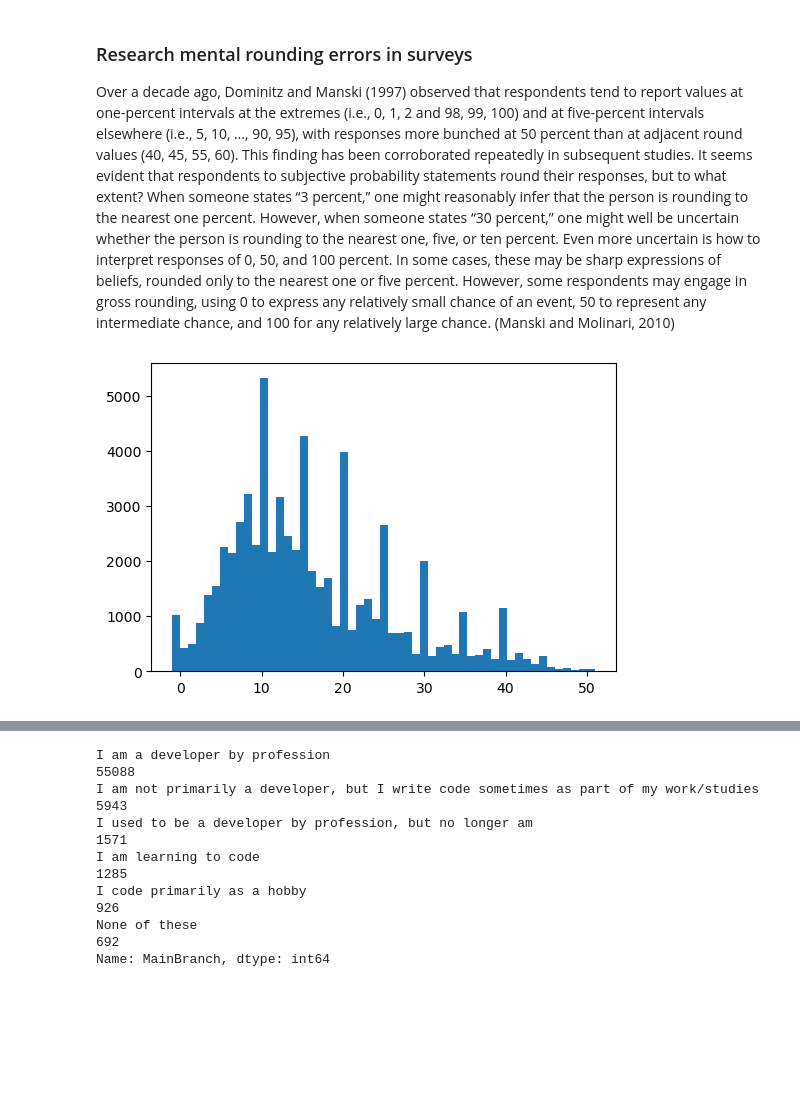
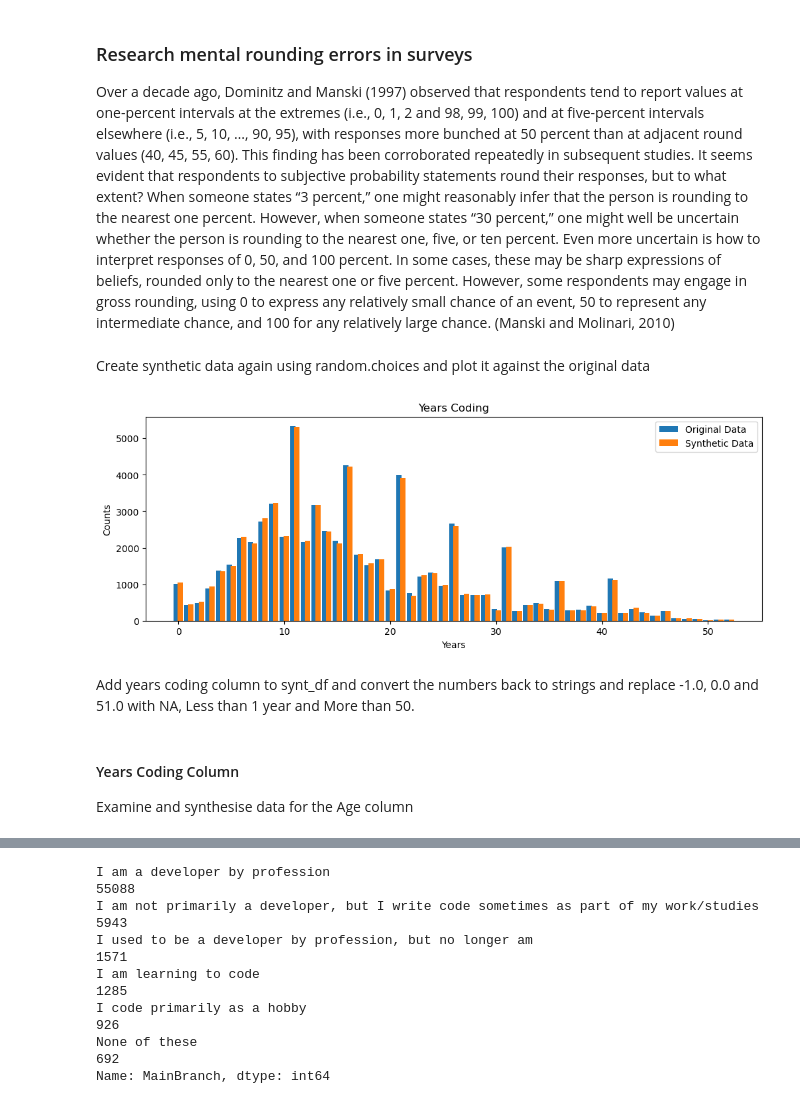
Before and after one commit to decvfox/PfDA_Project_2, a Jupyter notebook: Project_1.ipynb, the cells around one changed output, grey strips where cells are left out. Saved outputs shown, nothing was run; the diff lists cells and outputs as text; code cells hidden in the pictures; blank space fills up the shorter version.

```diff
--- a/Project_1.ipynb
+++ b/Project_1.ipynb
@@ -211,12 +206,9 @@ age_counts = synt_df["Age"].value_counts()
 # %%
-#YearsCode
+new_df["YearsCode"] = np.where(new_df["YearsCode"].str.contains('NA'), '-1.0', new_df["YearsCode"])
+new_df["YearsCode"] = np.where(new_df["YearsCode"].str.contains('Less than 1 year'), '0.0', new_df["YearsCode"])
+new_df["YearsCode"] = np.where(new_df["YearsCode"].str.contains('More than 50 years'), '51.0', new_df["YearsCode"])
+new_df["YearsCode"] = pd.to_numeric(new_df["YearsCode"], errors='coerce')
+years_count = new_df["YearsCode"].value_counts().rename_axis('unique_values').reset_index(name='counts')
 
-df["YearsCode"] = np.where(df["YearsCode"].str.contains('NA'), '-1.0',df["YearsCode"])
-df["YearsCode"] = np.where(df["YearsCode"].str.contains('Less than 1 year'), '0.0',df["YearsCode"])
-df["YearsCode"] = np.where(df["YearsCode"].str.contains('More than 50 years'), '51.0',df["YearsCode"])
-df["YearsCode"] = pd.to_numeric(df["YearsCode"], errors='coerce')
-counts = df["YearsCode"].value_counts().rename_axis('unique_values').reset_index(name='counts')
-
-counts = counts.sort_values(by=['unique_values'])
-print(counts)
+years_count= years_count.sort_values(by=['unique_values'])
 # %% [output]
@@ -249,9 +234,34 @@ plt.show()
 # %% [markdown]
 ### Research mental rounding errors in surveys
 Over a decade ago, Dominitz and Manski (1997) observed that respondents tend to report values at one-percent intervals at the extremes (i.e., 0, 1, 2 and 98, 99, 100) and at five-percent intervals elsewhere (i.e., 5, 10, …, 90, 95), with responses more bunched at 50 percent than at adjacent round values (40, 45, 55, 60). This finding has been corroborated repeatedly in subsequent studies. It seems evident that respondents to subjective probability statements round their responses, but to what extent? When someone states “3 percent,” one might reasonably infer that the person is rounding to the nearest one percent. However, when someone states “30 percent,” one might well be uncertain whether the person is rounding to the nearest one, five, or ten percent. Even more uncertain is how to interpret responses of 0, 50, and 100 percent. In some cases, these may be sharp expressions of beliefs, rounded only to the nearest one or five percent. However, some respondents may engage in gross rounding, using 0 to express any relatively small chance of an event, 50 to represent any intermediate chance, and 100 for any relatively large chance. (Manski and Molinari, 2010)
-# %%
-fig, ax = plt.subplots(figsize = (6,4))
-plt.hist(df["YearsCode"], bins = 53)
-plt.show()
-# %% [output]
-[figure, removed]
+# %% [markdown]
+Create synthetic data again using random.choices and plot it against the original data
+# %%
+# Using the frequency of each number in the data as a weighting
+weighting = years_count['counts'].tolist()
+
+import random
+years_list = []
+for i in range(-1,52):
+        years_list.append(i)
+
+y_count_list = random.choices(years_list, weights=(weighting), k=65505)
+
+test_df['test3'] = pd.Series(y_count_list)
+synt_count_years = test_df['test3'].value_counts()
+synt_count_years = test_df['test3'].value_counts().rename_axis('unique_values').reset_index(name='counts')
+synt_count_years = synt_count_years.sort_values(by=['unique_values'])
+
+plt.figure(figsize=(12, 4))
+plt.bar(X_axis - 0.2, years_count['counts'], 0.5, label = 'Original Data')
+plt.bar(X_axis + 0.2, synt_count_years['counts'], 0.5, label = 'Synthetic Data')
+
+plt.xlabel('Years')
+plt.ylabel('Counts')
+plt.title('Years Coding')
+plt.legend()
+plt.show()
+# %% [output]
+[figure, added]
+# %% [markdown]
+Add years coding column to synt_df and convert the numbers back to strings and replace -1.0, 0.0 and 51.0 with NA, Less than 1 year and More than 50.
@@ -257,0 +287,3 @@ plt.show()
+# %% [markdown]
+#### Years Coding Column
+Examine and synthesise data for the Age column
```
Also changed, not shown: parts of 17 cells of this notebook.
